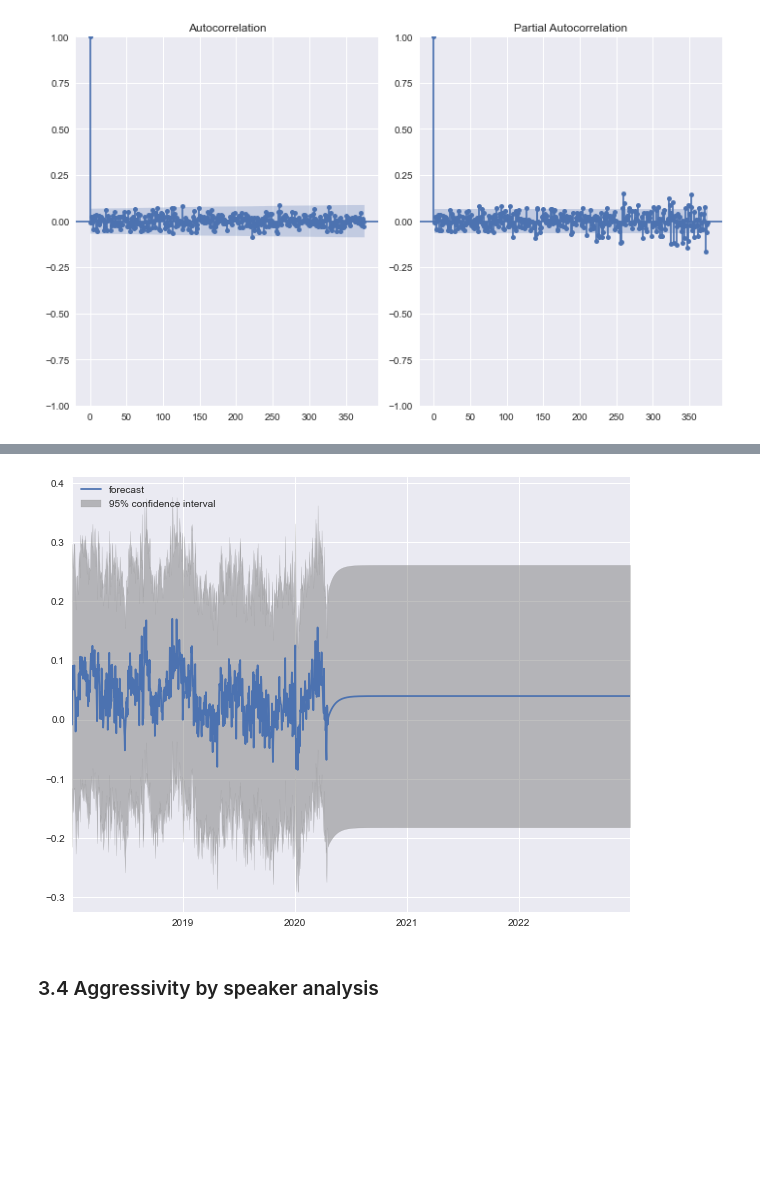
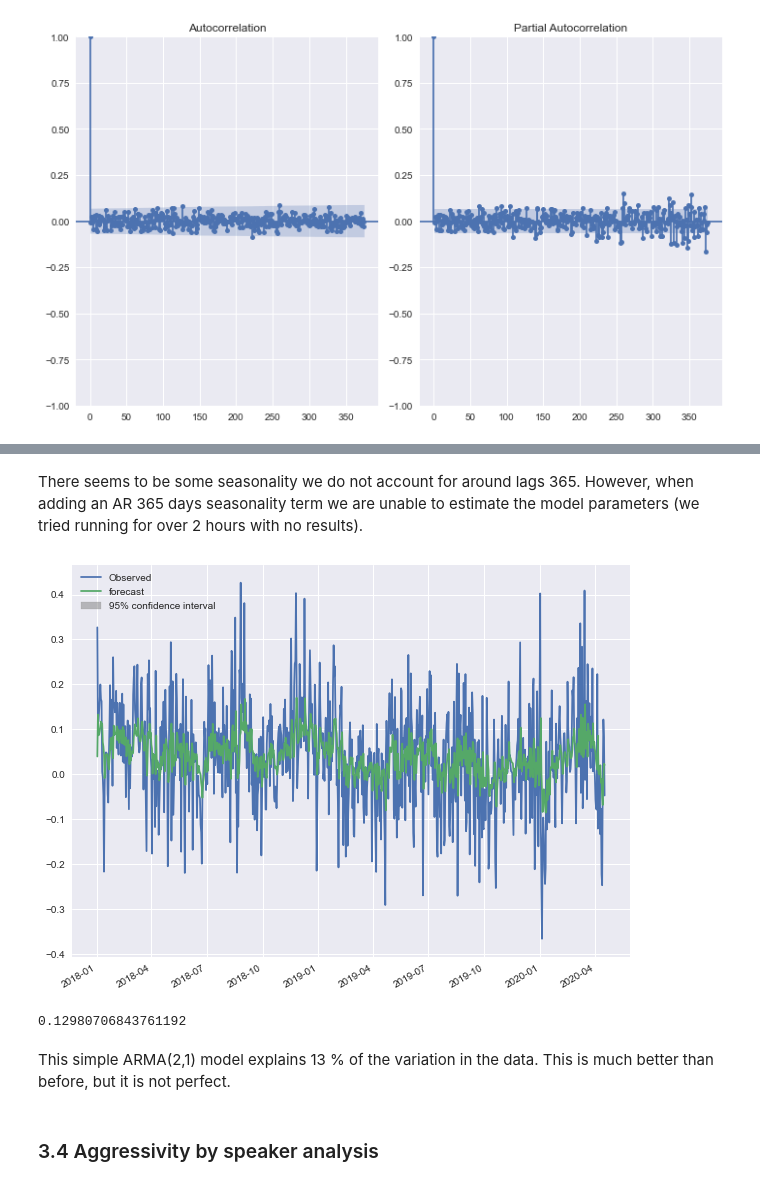
Before and after one commit to epfl-ada/ada-2021-project-apa, a Jupyter notebook: sentiment_eda.ipynb, the cells around one changed output, grey strips where cells are left out. Drawn from its saved outputs; the diff is of its cells as text; code cells hidden in the pictures; blank space fills up the shorter version.

```diff
--- a/sentiment_eda.ipynb
+++ b/sentiment_eda.ipynb
@@ -670,10 +666,20 @@ Timestamp('2020-04-16 00:00:00')
+# %% [markdown]
+There seems to be some seasonality we do not account for around lags 365. However, when adding an AR 365 days seasonality term we are unable to estimate the model parameters (we tried running for over 2 hours with no results).
 # %%
 fig, ax = plt.subplots(figsize=(10, 8))
+ax.plot(mean_compound_score_late, label='Observed')
 fig = plot_predict(arma_res, start="2018-01-02", end="2020-04-16", ax=ax)
-ax.plot(mean_compound_score, label='Observed')
 legend = ax.legend(loc="upper left")
 # %% [output]
-[figure, old version]
+[figure, new version]
+# %%
+error = arma_res.predict() - mean_compound_score_late
+rho2 = 1 - error.var()/mean_compound_score_late.var()
+print(rho2)
+# %% [output]
+0.12980706843761192
+# %% [markdown]
+This simple ARMA(2,1) model explains 13 % of the variation in the data. This is much better than before, but it is not perfect.
 # %% [markdown]
 ### 3.4 Aggressivity by speaker analysis
 # %% [markdown]
```
Also changed, not shown: parts of 1 cell of this notebook.
